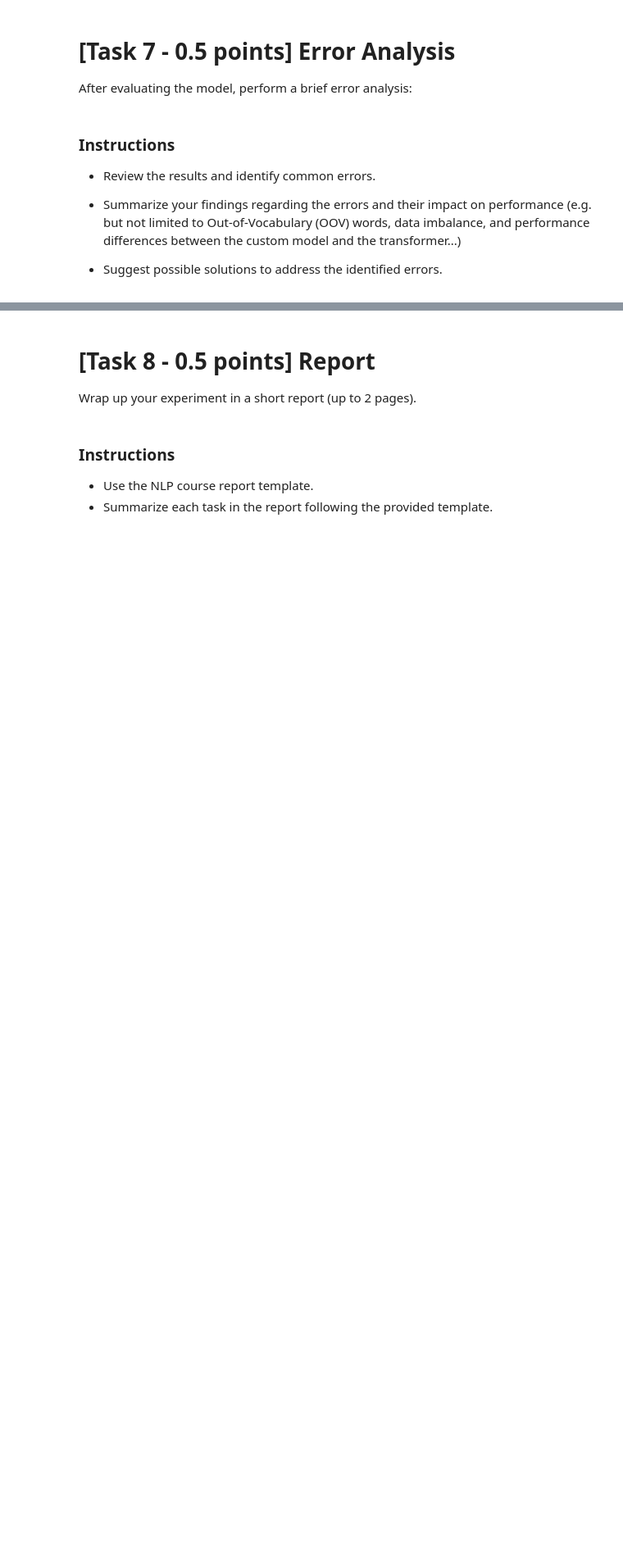
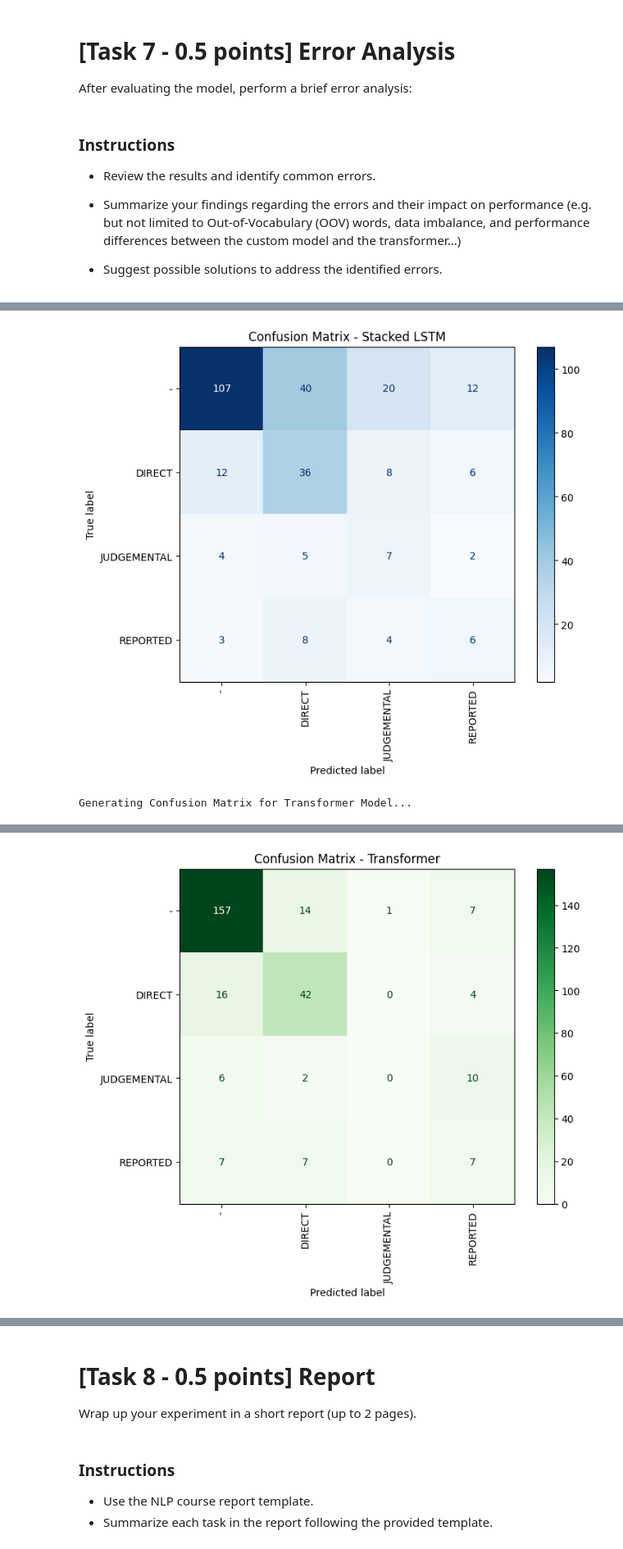
Before and after one commit to antodale/Assignments_NLP_torroni_2025, a Jupyter notebook: Assignment1-2526.ipynb, the cells around one changed output, grey strips where cells are left out. Shown at 82% size. Saved outputs shown, nothing was run; the diff lists cells and outputs as text; code cells hidden in the pictures; blank space fills up the shorter version.

```diff
--- a/Assignment1-2526.ipynb
+++ b/Assignment1-2526.ipynb
@@ -1430,0 +1489,51 @@ After evaluating the model, perform a brief error analysis:
+# %%
+from sklearn.metrics import confusion_matrix, ConfusionMatrixDisplay
+import matplotlib.pyplot as plt
+import numpy as np
+
+# Define class names based on your mapping
+# 0: '-', 1: 'DIRECT', 2: 'JUDGEMENTAL', 3: 'REPORTED'
+class_names = ['-', 'DIRECT', 'JUDGEMENTAL', 'REPORTED']
+
+
+# Confusion Matrix for LSTM Model
+if 'stacked_best' in globals():
+    print("Generating Confusion Matrix for LSTM Model...")
+
+    # Get predictions on the test set
+    y_pred_probs = stacked_best.predict(X_test)
+    y_pred_lstm = np.argmax(y_pred_probs, axis=1)
+
+    # Compute confusion matrix
+    cm_lstm = confusion_matrix(y_test, y_pred_lstm)
+
+    # Plot
+    fig, ax = plt.subplots(figsize=(8, 6))
+    disp_lstm = ConfusionMatrixDisplay(confusion_matrix=cm_lstm, display_labels=class_names)
+    disp_lstm.plot(cmap=plt.cm.Blues, ax=ax, xticks_rotation='vertical')
+    ax.set_title("Confusion Matrix - Stacked LSTM")
+    plt.show()
+else:
+    print("LSTM model 'stacked_best' not found in memory.")
+
+# Confusion Matrix for Transformer Model
+if 'trainer' in globals():
+    print("\nGenerating Confusion Matrix for Transformer Model...")
+
+    # Get predictions from the trainer on the test dataset
+    output = trainer.predict(test_data)
+    y_pred_transformer = np.argmax(output.predictions, axis=1)
+    y_true_transformer = output.label_ids
+
+    # Compute confusion matrix
+    cm_transformer = confusion_matrix(y_true_transformer, y_pred_transformer)
+
+    # Plot
+    fig, ax = plt.subplots(figsize=(8, 6))
+    disp_transformer = ConfusionMatrixDisplay(confusion_matrix=cm_transformer, display_labels=class_names)
+    disp_transformer.plot(cmap=plt.cm.Greens, ax=ax, xticks_rotation='vertical')
+    ax.set_title("Confusion Matrix - Transformer")
+    plt.show()
+else:
+    print("Transformer 'trainer' not found in memory.")
+# %% [output]
@@ -1430,0 +1542,2 @@ After evaluating the model, perform a brief error analysis:
+[figure, added]
+Generating Confusion Matrix for Transformer Model...
@@ -1430,0 +1545 @@ After evaluating the model, perform a brief error analysis:
+[figure, added]
```
Also changed, not shown: parts of 34 cells of this notebook.
